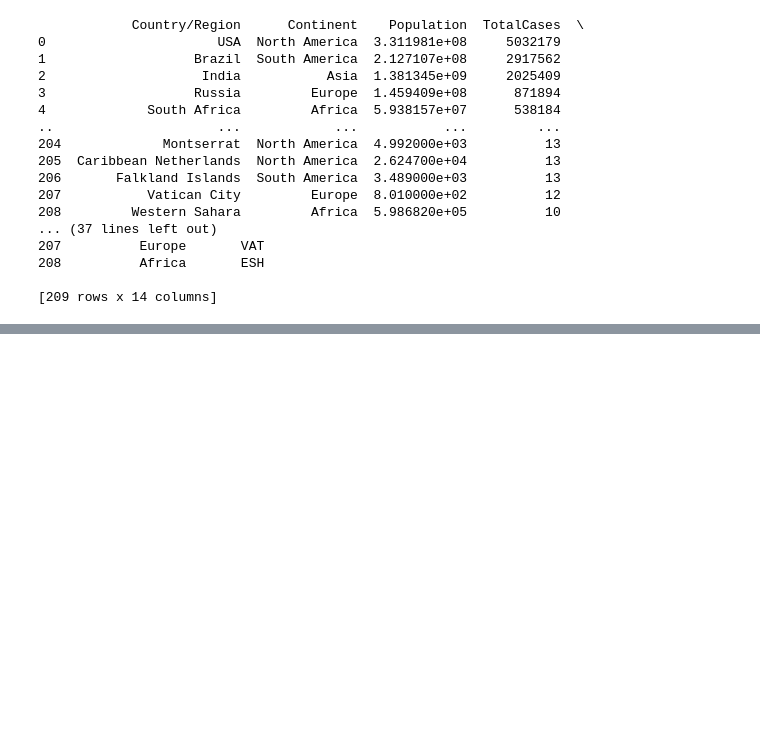
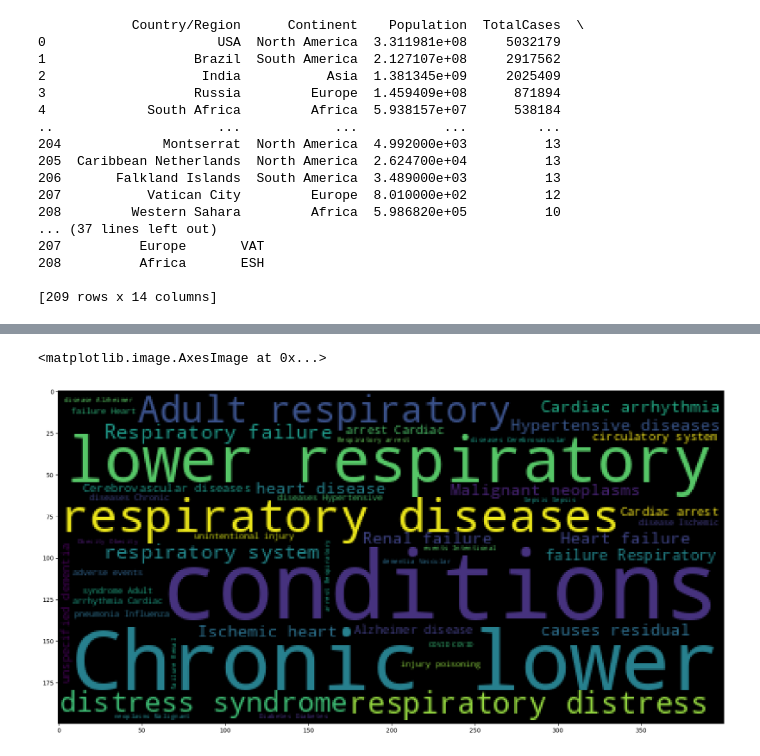
Before and after one commit to premjha9625/DataScience, a Jupyter notebook: covidDA/covid.ipynb, the cells around one changed output, grey strips where cells are left out. Cells and saved outputs as stored; diff of their text form; code cells hidden in the pictures; blank space fills up the shorter version.

```diff
--- a/covidDA/covid.ipynb
+++ b/covidDA/covid.ipynb
@@ -134,0 +195,15 @@ py.iplot(table)
+# %%
+
+# import word cloud
+from wordcloud import WordCloud
+
+sentences = dataset3["Condition"].tolist()
+sentences_as_a_string = ' '.join(sentences)
+
+
+# Convert the string into WordCloud
+plt.figure(figsize=(20, 20))
+plt.imshow(WordCloud().generate(sentences_as_a_string))
+# %% [output]
+<matplotlib.image.AxesImage at 0x...>
+[figure, added]
```
Also changed, not shown: parts of 11 cells of this notebook.
